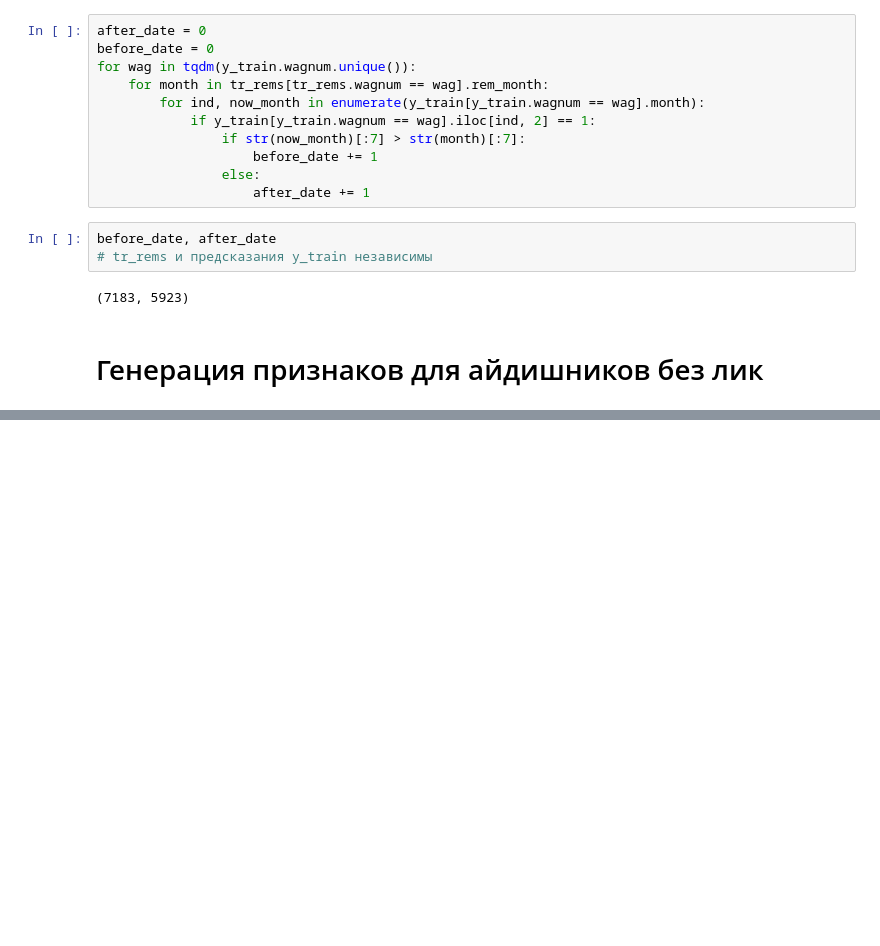
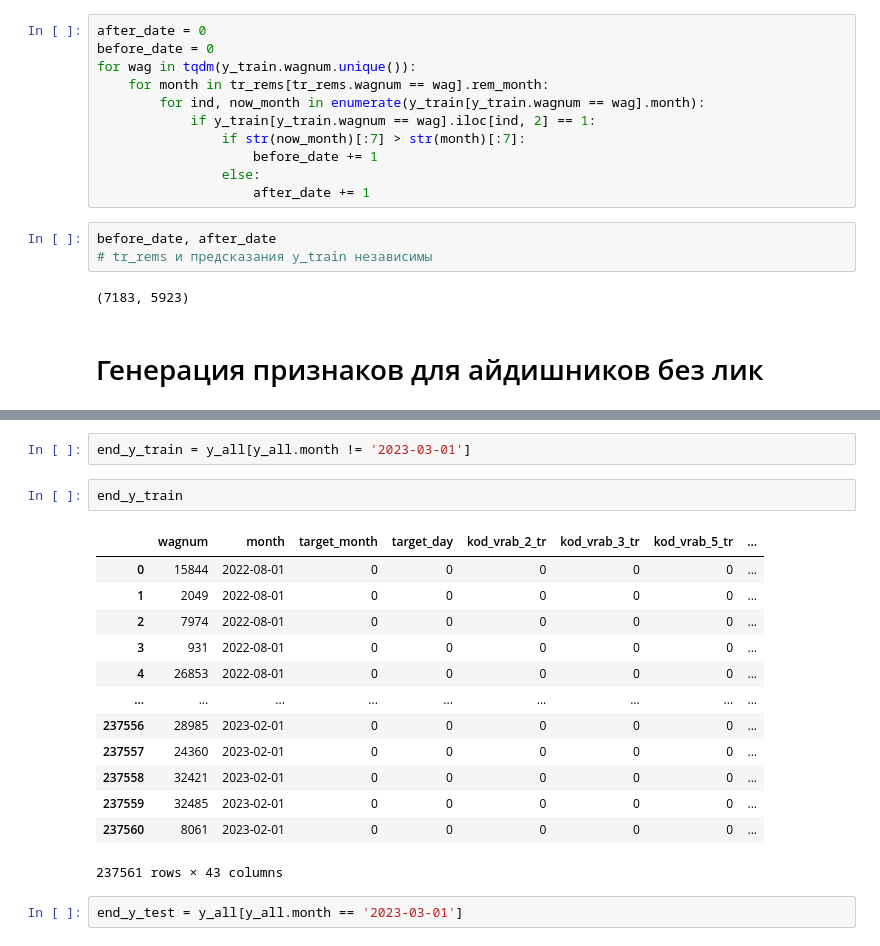
Before and after one commit to Kirill2187/datawagon, a Jupyter notebook: eda_knifeman.ipynb, the cells around one changed output, grey strips where cells are left out. Cells and saved outputs as stored; diff of their text form; blank space fills up the shorter version.

```diff
--- a/eda_knifeman.ipynb
+++ b/eda_knifeman.ipynb
@@ -417,0 +468,20 @@ tr_rems
+# %%
+end_y_train = y_all[y_all.month != '2023-03-01']
+# %%
+end_y_train
+# %% [output]
+|  | wagnum | month | target_month | target_day | kod_vrab_2_tr | kod_vrab_3_tr | kod_vrab_5_tr | ... |
+| 0 | 15844 | 2022-08-01 | 0 | 0 | 0 | 0 | 0 | ... |
+| 1 | 2049 | 2022-08-01 | 0 | 0 | 0 | 0 | 0 | ... |
+| 2 | 7974 | 2022-08-01 | 0 | 0 | 0 | 0 | 0 | ... |
+| 3 | 931 | 2022-08-01 | 0 | 0 | 0 | 0 | 0 | ... |
+| 4 | 26853 | 2022-08-01 | 0 | 0 | 0 | 0 | 0 | ... |
+| ... | ... | ... | ... | ... | ... | ... | ... | ... |
+| 237556 | 28985 | 2023-02-01 | 0 | 0 | 0 | 0 | 0 | ... |
+| 237557 | 24360 | 2023-02-01 | 0 | 0 | 0 | 0 | 0 | ... |
+| 237558 | 32421 | 2023-02-01 | 0 | 0 | 0 | 0 | 0 | ... |
+| 237559 | 32485 | 2023-02-01 | 0 | 0 | 0 | 0 | 0 | ... |
+| 237560 | 8061 | 2023-02-01 | 0 | 0 | 0 | 0 | 0 | ... |
+237561 rows × 43 columns
+# %%
+end_y_test = y_all[y_all.month == '2023-03-01']
```
Also changed, not shown: parts of 41 cells of this notebook.
